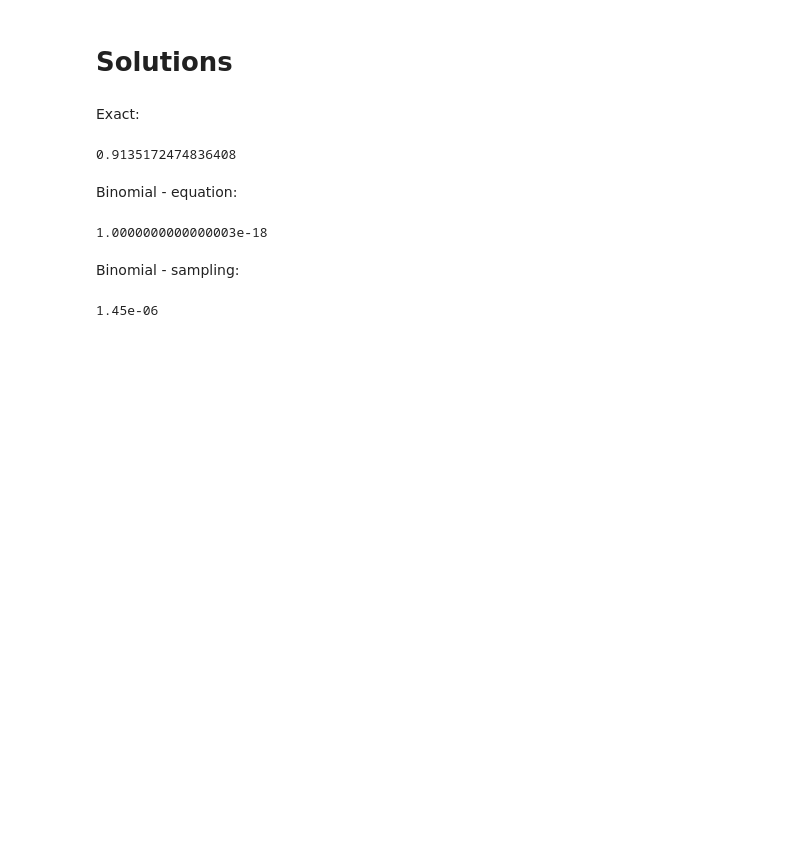
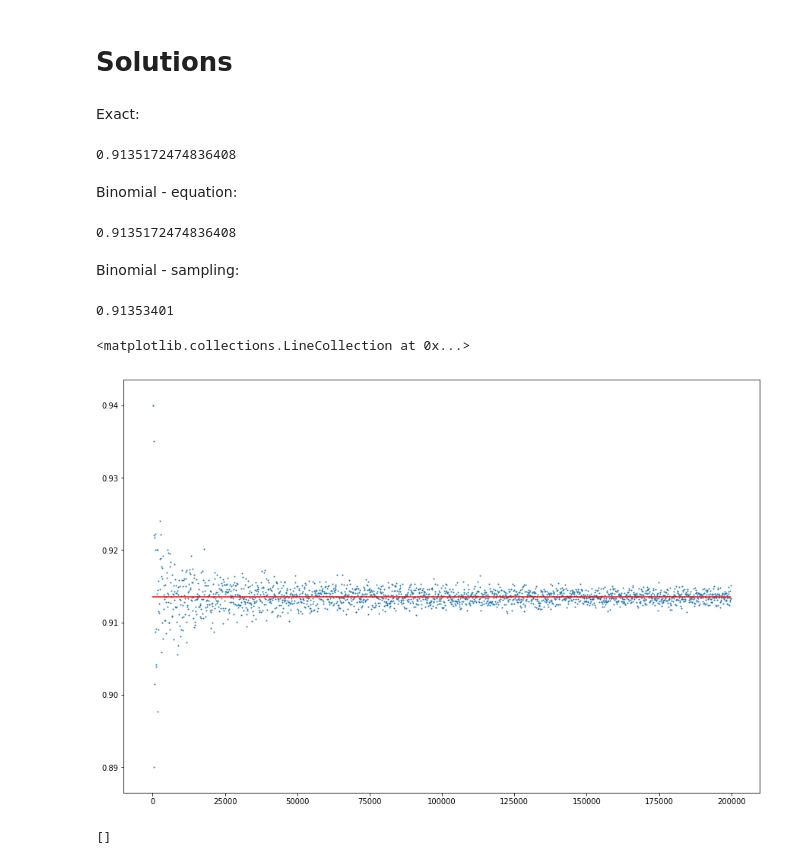
Before and after one commit to eemkos/probabilistic_ml, a Jupyter notebook: lab2/Demo_ex2.ipynb, the cells around one changed output. Cells and saved outputs as stored; diff of their text form; code cells hidden in the pictures; blank space fills up the shorter version.

```diff
--- a/lab2/Demo_ex2.ipynb
+++ b/lab2/Demo_ex2.ipynb
@@ -41,12 +41,28 @@ print(exact_solution(nb_faculties, rejection_chance))
 # %% [markdown]
 Binomial - equation:
 # %%
-print(binomial(9, nb_faculties, acceptance_chance))
+print(binomial(9, nb_faculties, rejection_chance))
 # %% [output]
-1.0000000000000003e-18
+0.9135172474836408
 # %% [markdown]
 Binomial - sampling:
 # %%
-print(binomial_sample(4, nb_faculties, acceptance_chance, sample_size=100000000))
+print(binomial_sample(9, nb_faculties, rejection_chance, sample_size=100000000))
 # %% [output]
-1.45e-06
+0.91353401
+# %%
+probas = []
+sample_sizes = range(0, 200000, 100)
+for s in sample_sizes:
+    probas.append(binomial_sample(9, nb_faculties, rejection_chance, sample_size=s))
+# %%
+plt.figure(figsize=(15,10))
+plt.scatter(sample_sizes, probas, s=1)
+plt.hlines(exact_solution(nb_faculties, rejection_chance), 0, max(sample_sizes), colors='r')
+# %% [output]
+<matplotlib.collections.LineCollection at 0x...>
+[figure, added]
+# %%
+probas
+# %% [output]
+[]
```
Also changed, not shown: 11 other files.
